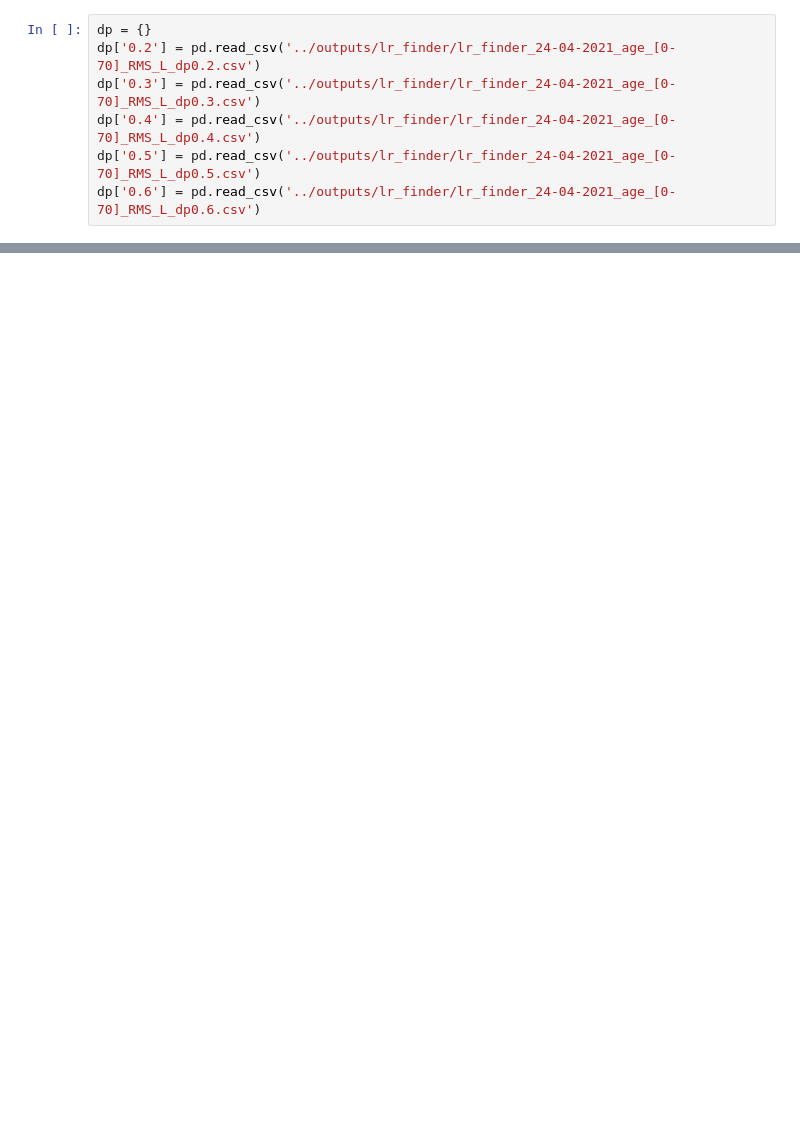
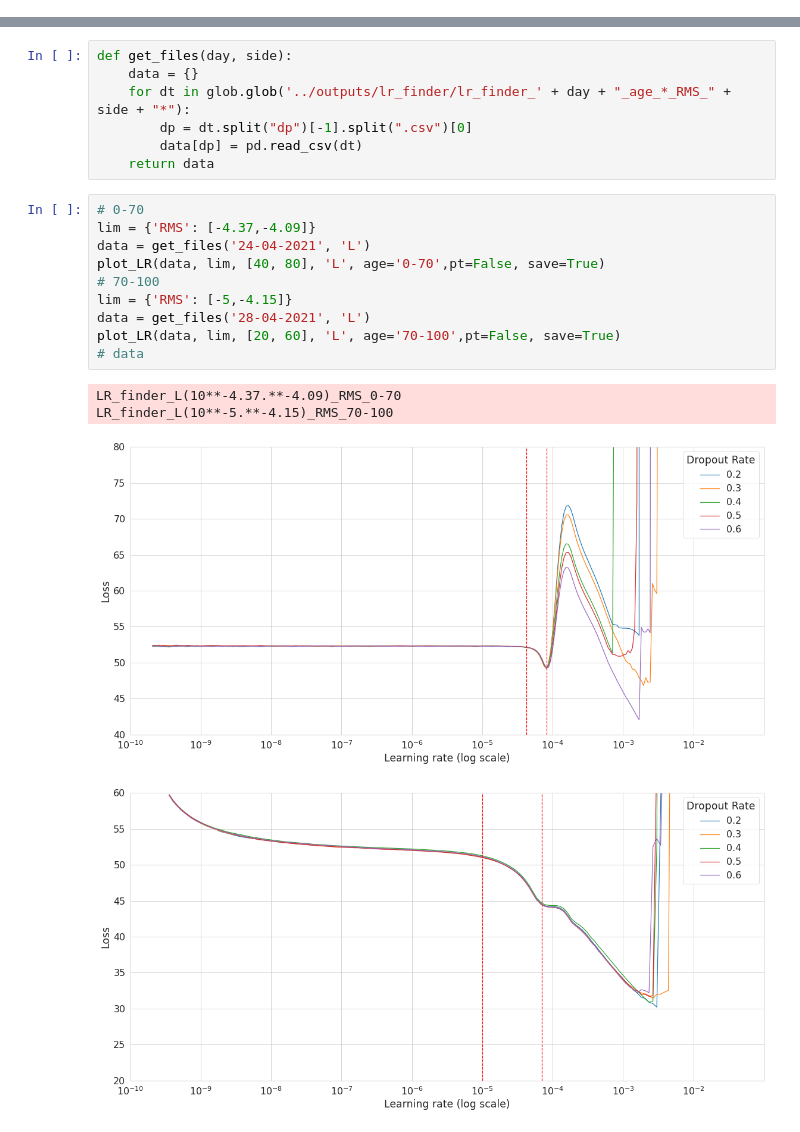
Before and after one commit to kapoloni/age_prediction, a Jupyter notebook: plots/plot_LR_finder.ipynb, the cells around one changed output, grey strips where cells are left out. Cells and saved outputs as stored; diff of their text form; blank space fills up the shorter version.

Commit message:
new plots

```diff
--- a/plots/plot_LR_finder.ipynb
+++ b/plots/plot_LR_finder.ipynb
@@ -8,11 +9,4 @@ sns.set(context='paper', style='whitegrid',
         palette='tab10', font='sans-serif',
         font_scale=1.8, color_codes=True,
         rc={'figure.figsize':(16,8)})
-# %%
-dp = {}
-dp['0.2'] = pd.read_csv('../outputs/lr_finder/lr_finder_24-04-2021_age_[0-70]_RMS_L_dp0.2.csv')
-dp['0.3'] = pd.read_csv('../outputs/lr_finder/lr_finder_24-04-2021_age_[0-70]_RMS_L_dp0.3.csv')
-dp['0.4'] = pd.read_csv('../outputs/lr_finder/lr_finder_24-04-2021_age_[0-70]_RMS_L_dp0.4.csv')
-dp['0.5'] = pd.read_csv('../outputs/lr_finder/lr_finder_24-04-2021_age_[0-70]_RMS_L_dp0.5.csv')
-dp['0.6'] = pd.read_csv('../outputs/lr_finder/lr_finder_24-04-2021_age_[0-70]_RMS_L_dp0.6.csv')
 # %%
@@ -62,0 +52,22 @@ LR_finder_LR(10**-4.37.**-4.09)_RMS_0_70
+# %%
+def get_files(day, side):
+    data = {}
+    for dt in glob.glob('../outputs/lr_finder/lr_finder_' + day + "_age_*_RMS_" + side + "*"):
+        dp = dt.split("dp")[-1].split(".csv")[0]
+        data[dp] = pd.read_csv(dt)
+    return data
+# %%
+# 0-70
+lim = {'RMS': [-4.37,-4.09]}
+data = get_files('24-04-2021', 'L')
+plot_LR(data, lim, [40, 80], 'L', age='0-70',pt=False, save=True)
+# 70-100
+lim = {'RMS': [-5,-4.15]}
+data = get_files('28-04-2021', 'L')
+plot_LR(data, lim, [20, 60], 'L', age='70-100',pt=False, save=True)
+# data
+# %% [output]
+LR_finder_L(10**-4.37.**-4.09)_RMS_0-70
+LR_finder_L(10**-5.**-4.15)_RMS_70-100
+[figure, added]
+[figure, added]
```
Also changed, not shown: parts of 2 cells of this notebook, 11 other files.
